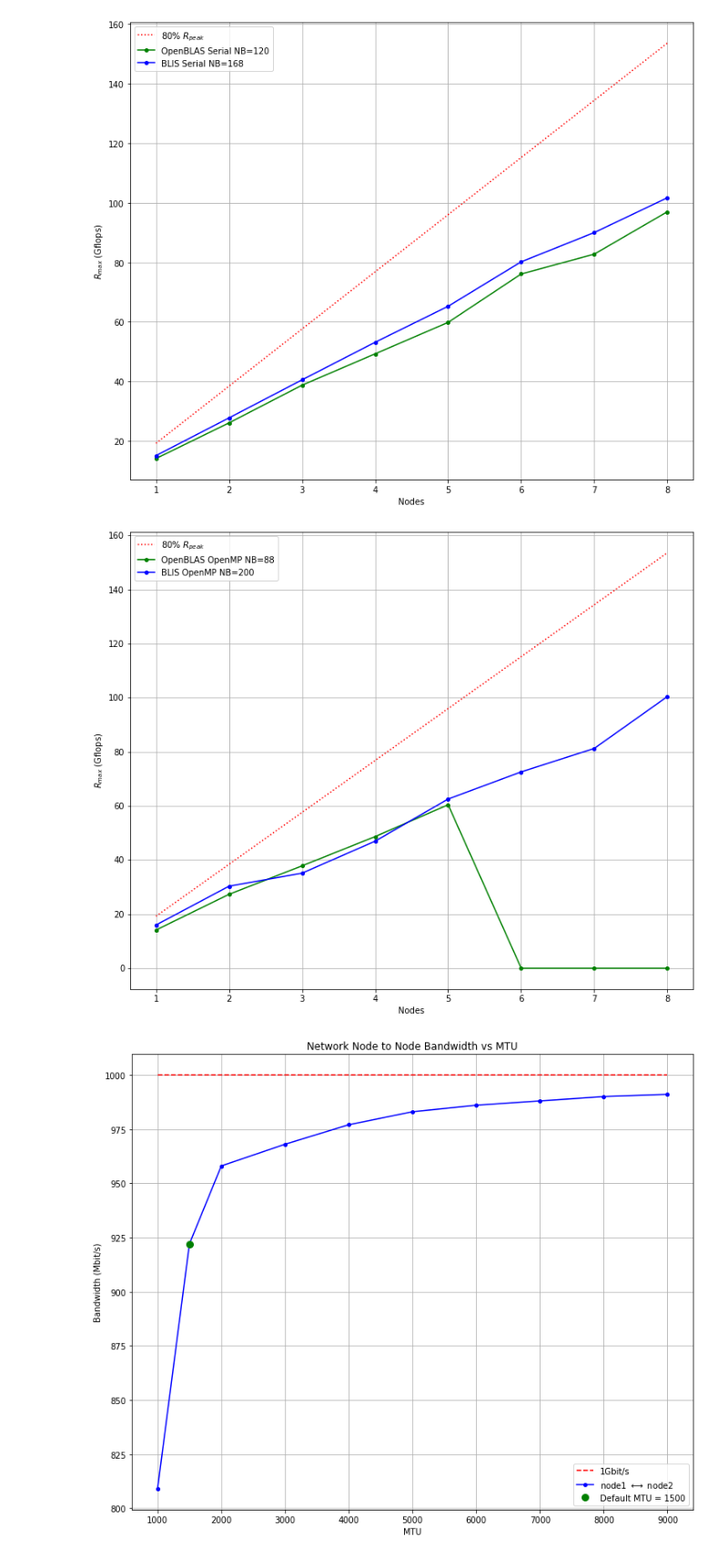
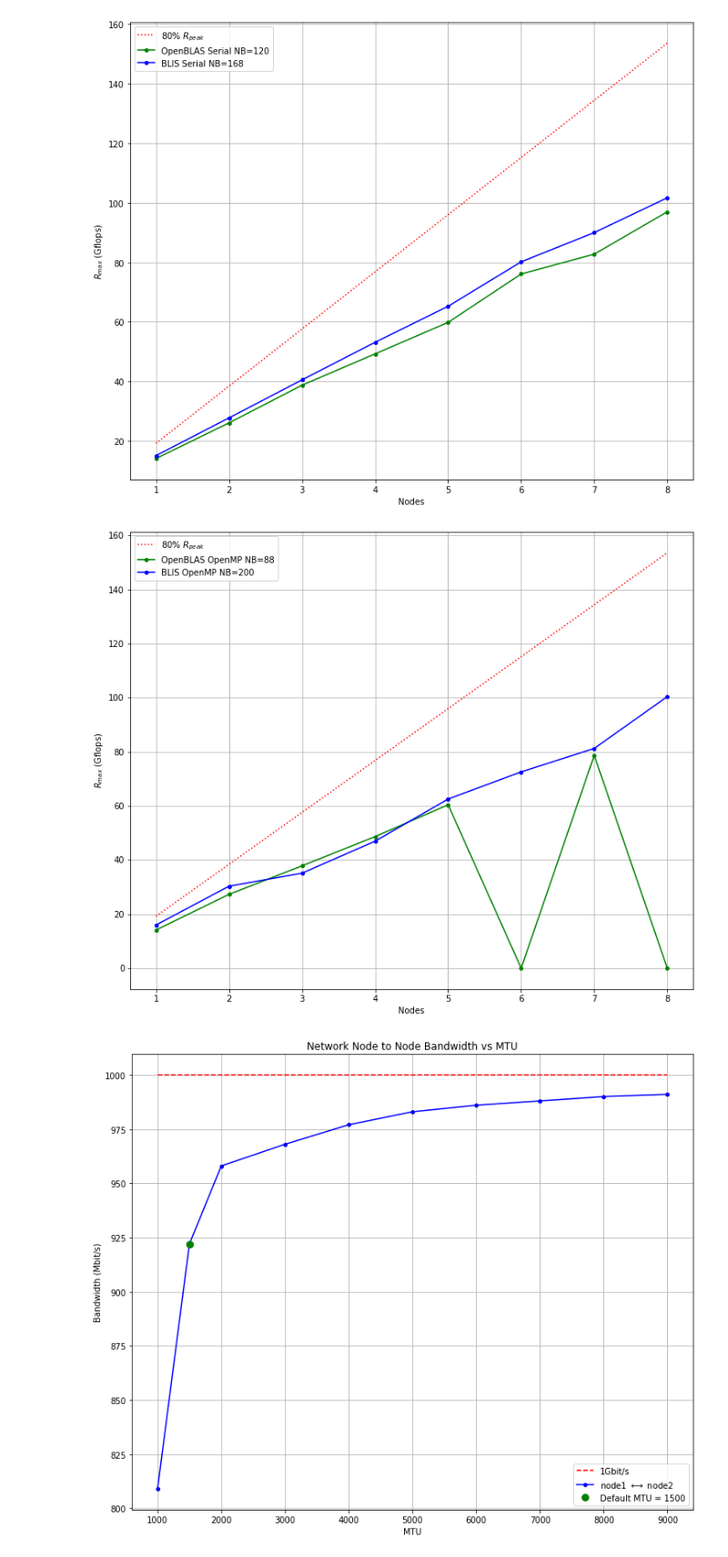
Before and after one commit to johnduffymsc/dissertation, a Jupyter notebook: picluster.ipynb, the cells around one changed output. Shown: that part at 91% size. Drawn from its saved outputs; the diff is of its cells as text; code cells hidden in the pictures.

```diff
--- a/picluster.ipynb
+++ b/picluster.ipynb
@@ -762,36 +762,36 @@ openblas_openmp = [
     4.8657e+01,
     6.0428e+01,
     0,
-    0,
+    7.8712e+01,
     0
 ]
 
 blis_openmp = [
     1.5954e+01,
     3.0312e+01,
     3.5132e+01,
     4.6953e+01,
     6.2550e+01,
     7.2585e+01,
     8.1255e+01,
     1.0041e+02
 ]
 
 
 plt.figure(figsize=(12, 10))
 #plt.title("Baseline $R_{max}$ vs Nodes 80% Memory")
 plt.plot(nodes, r_peak_80, ":r", markersize=4)
 plt.plot(nodes, openblas_openmp, "-go", markersize=4)
 plt.plot(nodes, blis_openmp, "-bo", markersize=4)
 plt.xlabel("Nodes")
 plt.ylabel("$R_{max}$ (Gflops)")
 plt.legend(["80% $R_{peak}$", "OpenBLAS OpenMP NB=88", "BLIS OpenMP NB=200"])
 plt.grid()
 plt.savefig("openmp_gflops_vs_nodes_80_percent_memory.pdf", bbox_inches="tight")
 plt.savefig("openmp_gflops_vs_nodes_80_percent_memory.png", bbox_inches="tight")
 plt.show()
 # %% [output]
-[figure, old version]
+[figure, new version]
 # %%
 # Network bandwidth vs MTU.
 
```
Also changed, not shown: 2 other files.
